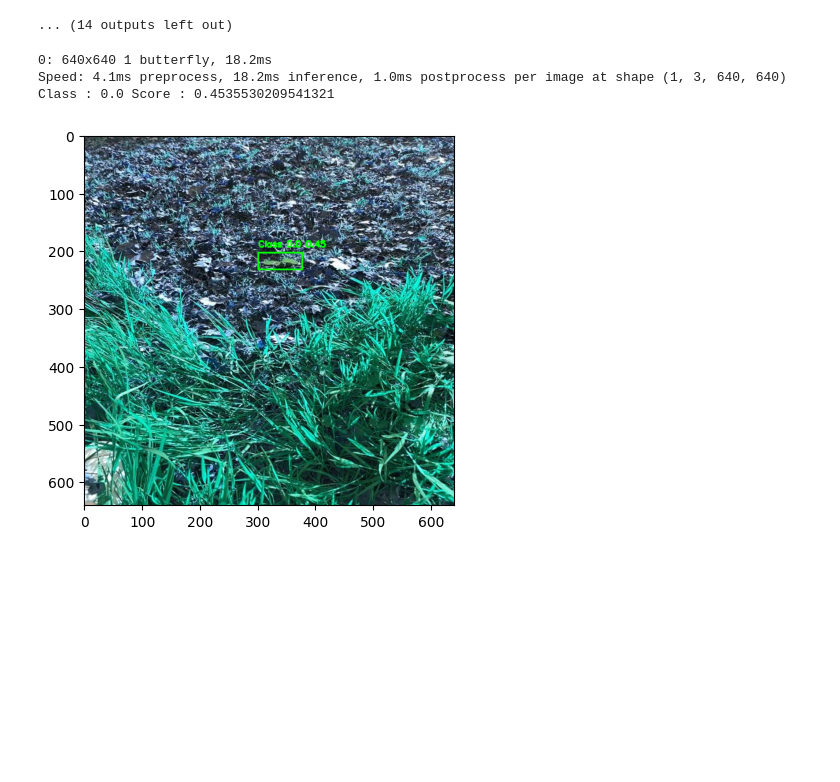
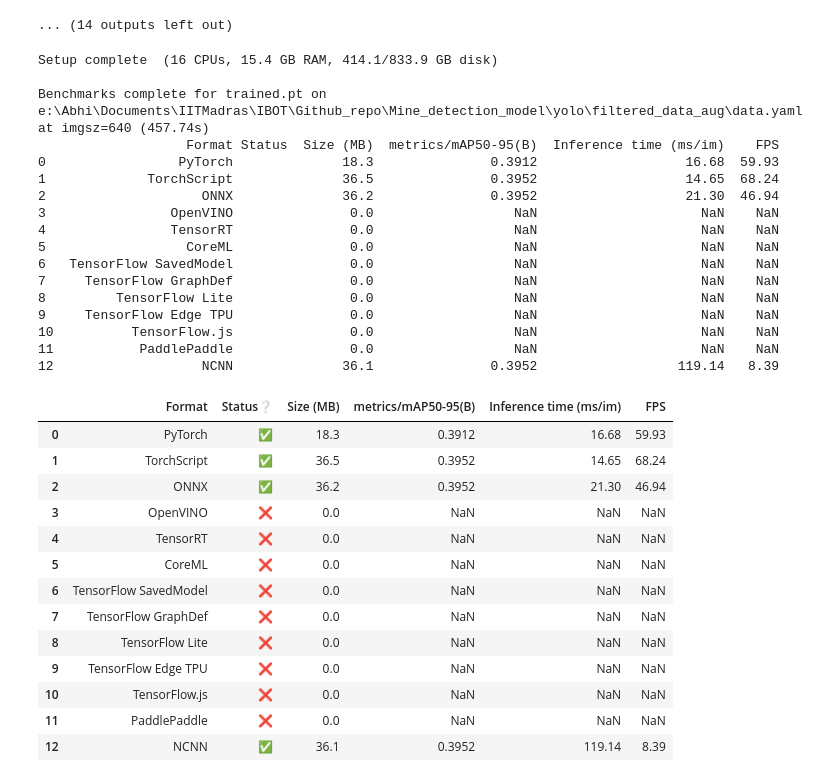
Before and after one commit to AbhinandIITM/YOLO_land_mine_detection, a Jupyter notebook: Mine_detection_yolo.ipynb, the cells around one changed output. Cells and saved outputs as stored; diff of their text form; code cells hidden in the pictures; blank space fills up the shorter version.

```diff
--- a/Mine_detection_yolo.ipynb
+++ b/Mine_detection_yolo.ipynb
@@ -37,4 +35,4 @@ Number of GPU:  1
 GPU Name:  NVIDIA GeForce GTX 1650 Ti
 Using device: cuda
 # %%
-data_dir = os.path.join(os.getcwd(),'filtered_data_aug','data.yaml')
+data_dir = os.path.join(os.path.dirname(os.path.dirname(os.getcwd())),'Github_repo','Mine_detection_model','yolo','filtered_data_aug','data.yaml')
@@ -107,32 +110,62 @@ Closing dataloader mosaic
       Epoch    GPU_mem   box_loss   cls_loss   dfl_loss  Instances       Size
 ... (14 outputs left out)
 # %%
+import os
 import cv2
+from ultralytics import YOLO
 img_path = os.path.join(os.getcwd(),'4.jpg')
 image = cv2.imread(img_path)
 model_path = os.path.join(os.getcwd(),'trained.pt')
 img_model = YOLO(model_path)
 results = img_model.predict(image)
 
 
 for result in results:
     boxes = result.boxes.xyxy
     scores = result.boxes.conf
     class_ids = result.boxes.cls
 
     for box, score, class_id in zip(boxes, scores, class_ids):
         x1, y1, x2, y2 = map(int, box)
         cv2.rectangle(image, (x1, y1), (x2, y2), (0, 255, 0), 2)
         label = f'Class {class_id} {score:.2f}'
         cv2.putText(image, label, (x1, y1 - 10), cv2.FONT_HERSHEY_SIMPLEX, 0.5, (0, 255, 0), 2)
 
-plt.imshow(image)
+# plt.imshow(image)
 print(f"Class : {(class_ids[scores.argmax()])} Score : {scores.max()}")
+img_model.benchmark(data=data_dir,imgsz=640)
 # %% [output]
-0: 640x640 1 butterfly, 18.2ms
-Speed: 4.1ms preprocess, 18.2ms inference, 1.0ms postprocess per image at shape (1, 3, 640, 640)
-Class : 0.0 Score : 0.4535530209541321
+Setup complete  (16 CPUs, 15.4 GB RAM, 414.1/833.9 GB disk)
+
+Benchmarks complete for trained.pt on e:\Abhi\Documents\IITMadras\IBOT\Github_repo\Mine_detection_model\yolo\filtered_data_aug\data.yaml at imgsz=640 (457.74s)
+                   Format Status  Size (MB)  metrics/mAP50-95(B)  Inference time (ms/im)    FPS
+0                 PyTorch              18.3               0.3912                   16.68  59.93
+1             TorchScript              36.5               0.3952                   14.65  68.24
+2                    ONNX              36.2               0.3952                   21.30  46.94
+3                OpenVINO               0.0                  NaN                     NaN    NaN
+4                TensorRT               0.0                  NaN                     NaN    NaN
+5                  CoreML               0.0                  NaN                     NaN    NaN
+6   TensorFlow SavedModel               0.0                  NaN                     NaN    NaN
+7     TensorFlow GraphDef               0.0                  NaN                     NaN    NaN
+8         TensorFlow Lite               0.0                  NaN                     NaN    NaN
+9     TensorFlow Edge TPU               0.0                  NaN                     NaN    NaN
+10          TensorFlow.js               0.0                  NaN                     NaN    NaN
+11           PaddlePaddle               0.0                  NaN                     NaN    NaN
+12                   NCNN              36.1               0.3952                  119.14   8.39
-[figure, removed]
+|  | Format | Status❔ | Size (MB) | metrics/mAP50-95(B) | Inference time (ms/im) | FPS |
+| 0 | PyTorch | ✅ | 18.3 | 0.3912 | 16.68 | 59.93 |
+| 1 | TorchScript | ✅ | 36.5 | 0.3952 | 14.65 | 68.24 |
+| 2 | ONNX | ✅ | 36.2 | 0.3952 | 21.30 | 46.94 |
+| 3 | OpenVINO | ❌ | 0.0 | NaN | NaN | NaN |
+| 4 | TensorRT | ❌ | 0.0 | NaN | NaN | NaN |
+| 5 | CoreML | ❌ | 0.0 | NaN | NaN | NaN |
+| 6 | TensorFlow SavedModel | ❌ | 0.0 | NaN | NaN | NaN |
+| 7 | TensorFlow GraphDef | ❌ | 0.0 | NaN | NaN | NaN |
+| 8 | TensorFlow Lite | ❌ | 0.0 | NaN | NaN | NaN |
+| 9 | TensorFlow Edge TPU | ❌ | 0.0 | NaN | NaN | NaN |
+| 10 | TensorFlow.js | ❌ | 0.0 | NaN | NaN | NaN |
+| 11 | PaddlePaddle | ❌ | 0.0 | NaN | NaN | NaN |
+| 12 | NCNN | ✅ | 36.1 | 0.3952 | 119.14 | 8.39 |
 # %%
 """
 Ultralytics 8.3.38 🚀 Python-3.10.12 torch-2.5.1+cu124 CUDA:0 (NVIDIA GeForce GTX 1650 Ti, 3904MiB)
```
Also changed, not shown: parts of 2 cells of this notebook, 8 other files.
